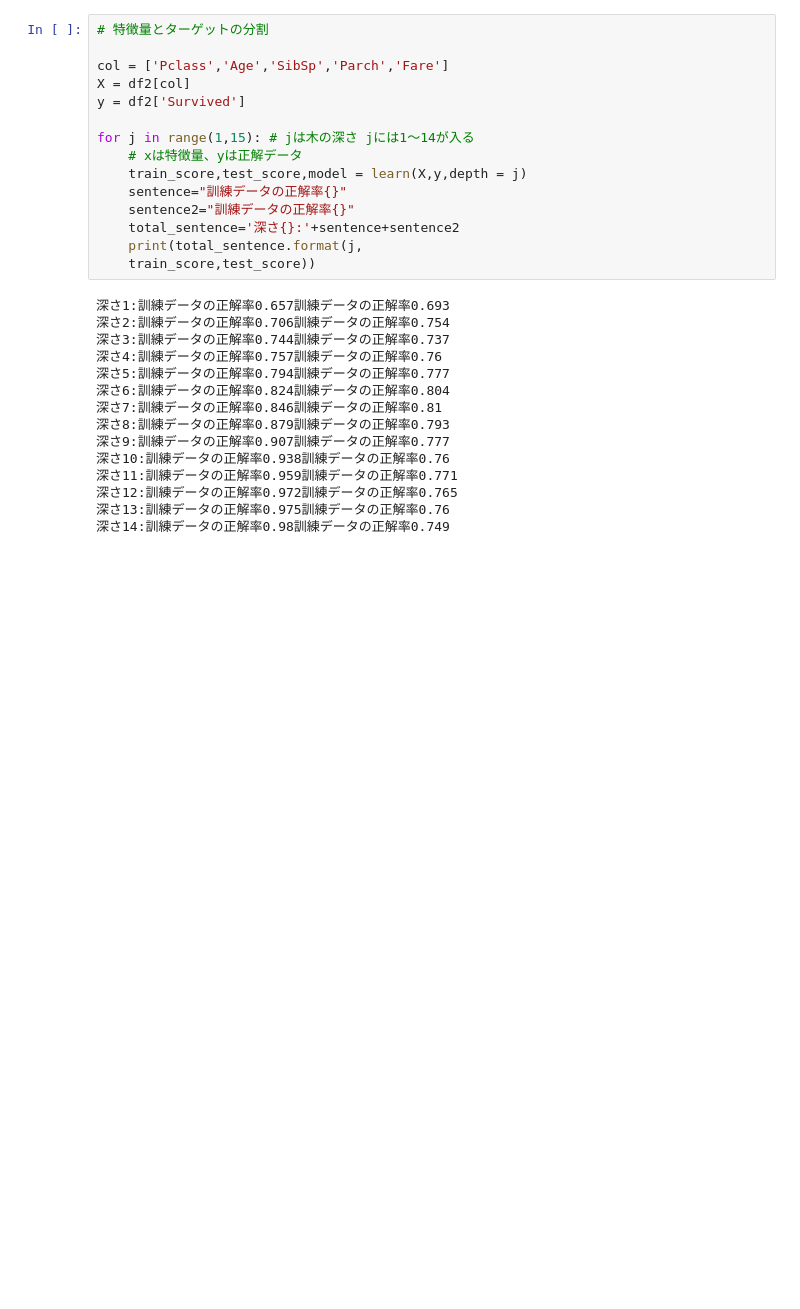
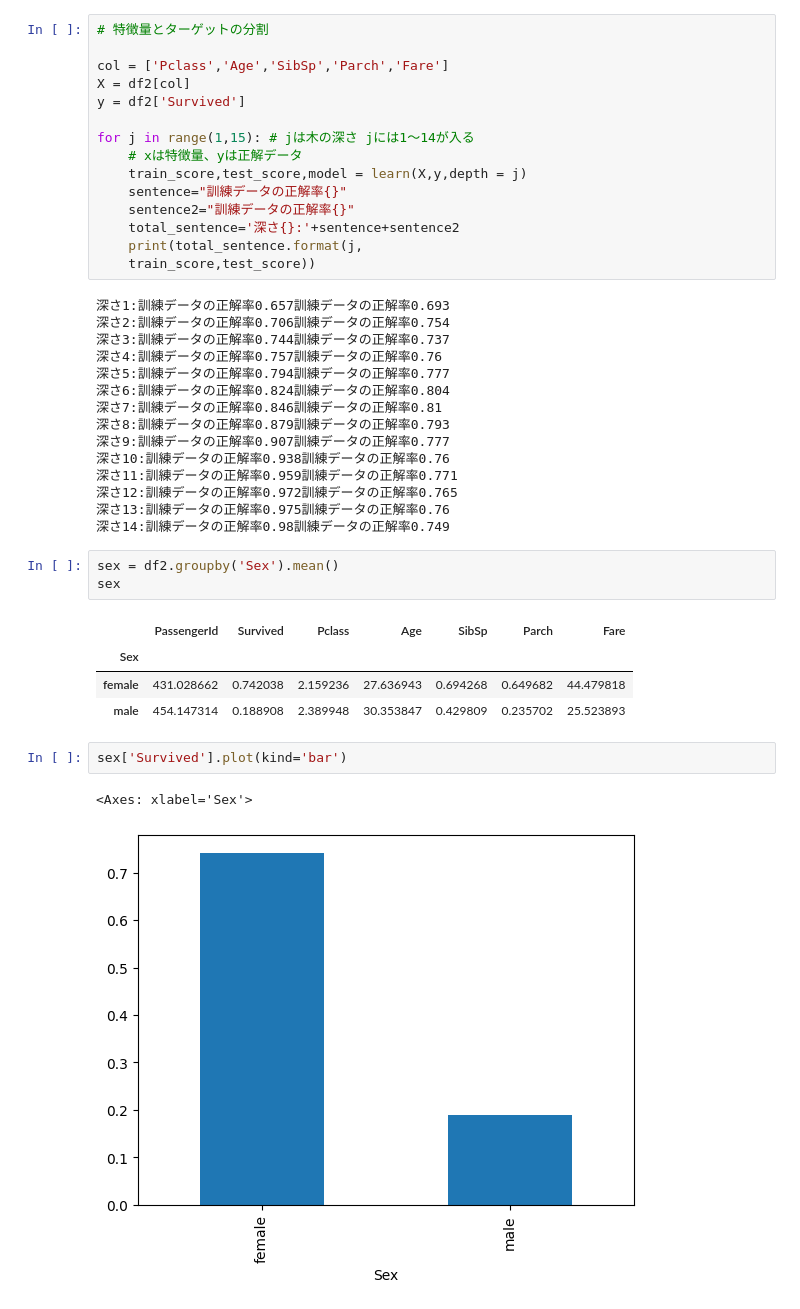
Before and after one commit to yamaguchinorimitsu/ajax_app, a Jupyter notebook: 練習３.ipynb, the cells around one changed output. Saved outputs shown, nothing was run; the diff lists cells and outputs as text; blank space fills up the shorter version.

```diff
--- a/練習３.ipynb
+++ b/練習３.ipynb
@@ -154,3 +154,16 @@ for j in range(1,15): # jは木の深さ jには1～14が入る
 深さ12:訓練データの正解率0.972訓練データの正解率0.765
 深さ13:訓練データの正解率0.975訓練データの正解率0.76
 深さ14:訓練データの正解率0.98訓練データの正解率0.749
+# %%
+sex = df2.groupby('Sex').mean()
+sex
+# %% [output]
+|  | PassengerId | Survived | Pclass | Age | SibSp | Parch | Fare |
+| Sex |  |  |  |  |  |  |  |
+| female | 431.028662 | 0.742038 | 2.159236 | 27.636943 | 0.694268 | 0.649682 | 44.479818 |
+| male | 454.147314 | 0.188908 | 2.389948 | 30.353847 | 0.429809 | 0.235702 | 25.523893 |
+# %%
+sex['Survived'].plot(kind='bar')
+# %% [output]
+<Axes: xlabel='Sex'>
+[figure, added]
```
